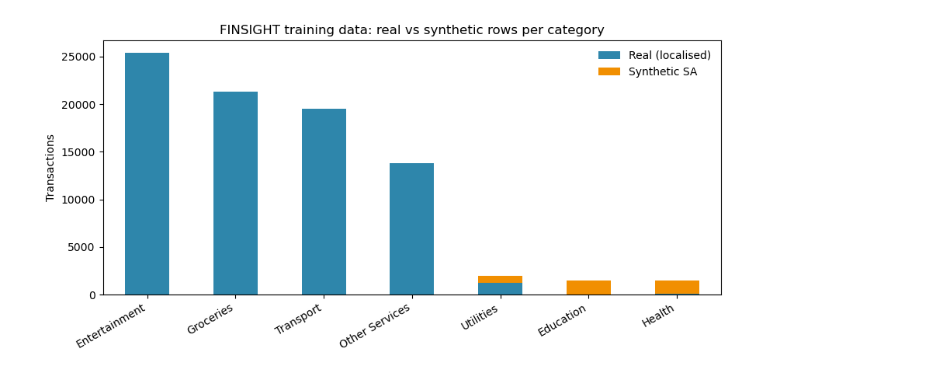
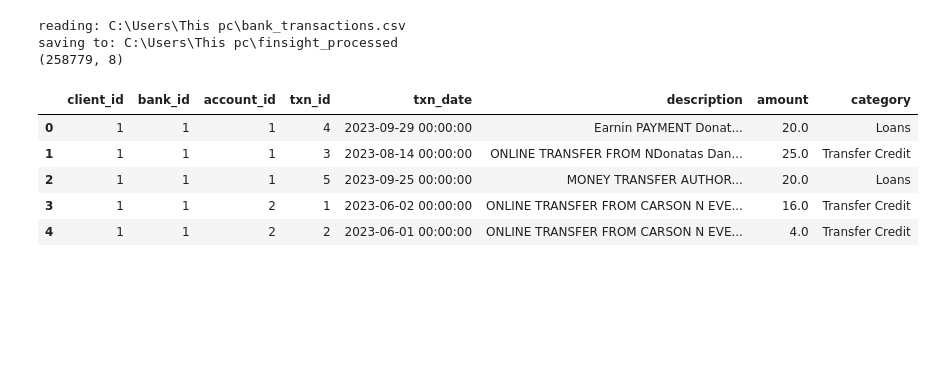
Before and after one commit to CodingBoo314159/Finsight, a Jupyter notebook: notebooks/01_data_preprocessing.ipynb, the cells around one changed output. Saved outputs shown, nothing was run; the diff lists cells and outputs as text; code cells hidden in the pictures; blank space fills up the shorter version.

```diff
--- a/notebooks/01_data_preprocessing.ipynb
+++ b/notebooks/01_data_preprocessing.ipynb
@@ -1,15 +0,0 @@
-# %%
-from pathlib import Path
-import re
-import numpy as np
-import pandas as pd
-
-pd.set_option("display.max_colwidth", 120)
-SEED = 42
-rng = np.random.default_rng(SEED)
-
-REPO_RAW = Path("../data/raw/bank_transactions.csv")
-file_path = REPO_RAW if REPO_RAW.exists() else Path(r"C:\Users\This pc\bank_transactions.csv")
-OUT_DIR = Path("../data/processed") if REPO_RAW.exists() else file_path.parent / "finsight_processed"
-
-print("File found:", file_path.exists())
@@ -693,15 +1,40 @@ Saved to: C:\Users\This pc\finsight_processed
-# %%
-import matplotlib.pyplot as plt
-
-counts = data.groupby(["category_7", "is_synthetic"]).size().unstack(fill_value=0)
-counts = counts.loc[counts.sum(axis=1).sort_values(ascending=False).index]
-
-ax = counts.plot(kind="bar", stacked=True, figsize=(9, 4.5), color=["#2E86AB", "#F18F01"])
-ax.set_title("FINSIGHT training data: real vs synthetic rows per category")
-ax.set_xlabel(""); ax.set_ylabel("Transactions")
-ax.legend(["Real (localised)", "Synthetic SA"], frameon=False)
-plt.xticks(rotation=30, ha="right"); plt.tight_layout()
-plt.savefig(OUT_DIR / "fig_class_balance.png", dpi=200)
-plt.show()
-# %% [output]
-[figure, removed]
+# %%
+# Data preprocessing
+# Keep the descriptions as normal statements and only change the US names to South African ones.
+# Extract useful details such as dates, times, websites and transaction types into separate columns.
+# Find the raw CSV so the notebook can run on different computers.
+from pathlib import Path
+import re
+import json
+import numpy as np
+import pandas as pd
+import matplotlib.pyplot as plt
+from sklearn.model_selection import train_test_split
+
+SEED = 42
+rng = np.random.default_rng(SEED)
+
+PLACES = [Path("../data/raw"), Path("data/raw"), Path("."), Path.home(), Path.home() / "Downloads"]
+RAW = next((p / "bank_transactions.csv" for p in PLACES if (p / "bank_transactions.csv").exists()), None)
+if RAW is None:
+    raise FileNotFoundError("bank_transactions.csv not found - open this notebook from the repo's notebooks "
+                            "folder, or put the csv in the same folder as this notebook")
+
+OUT = RAW.parent.parent / "processed" if RAW.parent.name == "raw" else RAW.parent / "finsight_processed"
+OUT.mkdir(parents=True, exist_ok=True)
+print("reading:", RAW.resolve())
+print("saving to:", OUT.resolve())
+
+df = pd.read_csv(RAW)
+print(df.shape)
+df.head()
+# %% [output]
+reading: C:\Users\This pc\bank_transactions.csv
+saving to: C:\Users\This pc\finsight_processed
+(258779, 8)
+|  | client_id | bank_id | account_id | txn_id | txn_date | description | amount | category |
+| 0 | 1 | 1 | 1 | 4 | 2023-09-29 00:00:00 | Earnin PAYMENT Donat... | 20.0 | Loans |
+| 1 | 1 | 1 | 1 | 3 | 2023-08-14 00:00:00 | ONLINE TRANSFER FROM NDonatas Dan... | 25.0 | Transfer Credit |
+| 2 | 1 | 1 | 1 | 5 | 2023-09-25 00:00:00 | MONEY TRANSFER AUTHOR... | 20.0 | Loans |
+| 3 | 1 | 1 | 2 | 1 | 2023-06-02 00:00:00 | ONLINE TRANSFER FROM CARSON N EVE... | 16.0 | Transfer Credit |
+| 4 | 1 | 1 | 2 | 2 | 2023-06-01 00:00:00 | ONLINE TRANSFER FROM CARSON N EVE... | 4.0 | Transfer Credit |
```
Also changed, not shown: parts of 28 cells of this notebook.
